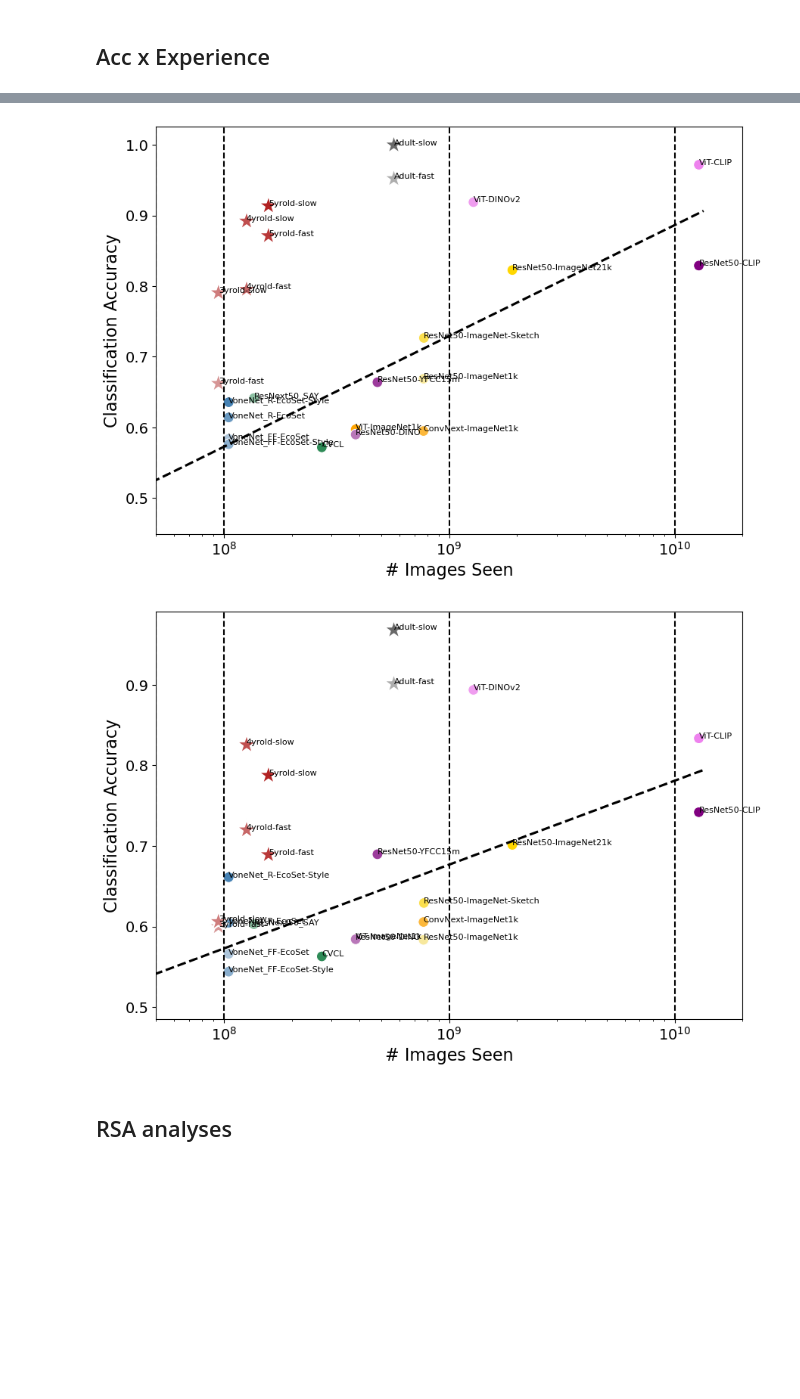
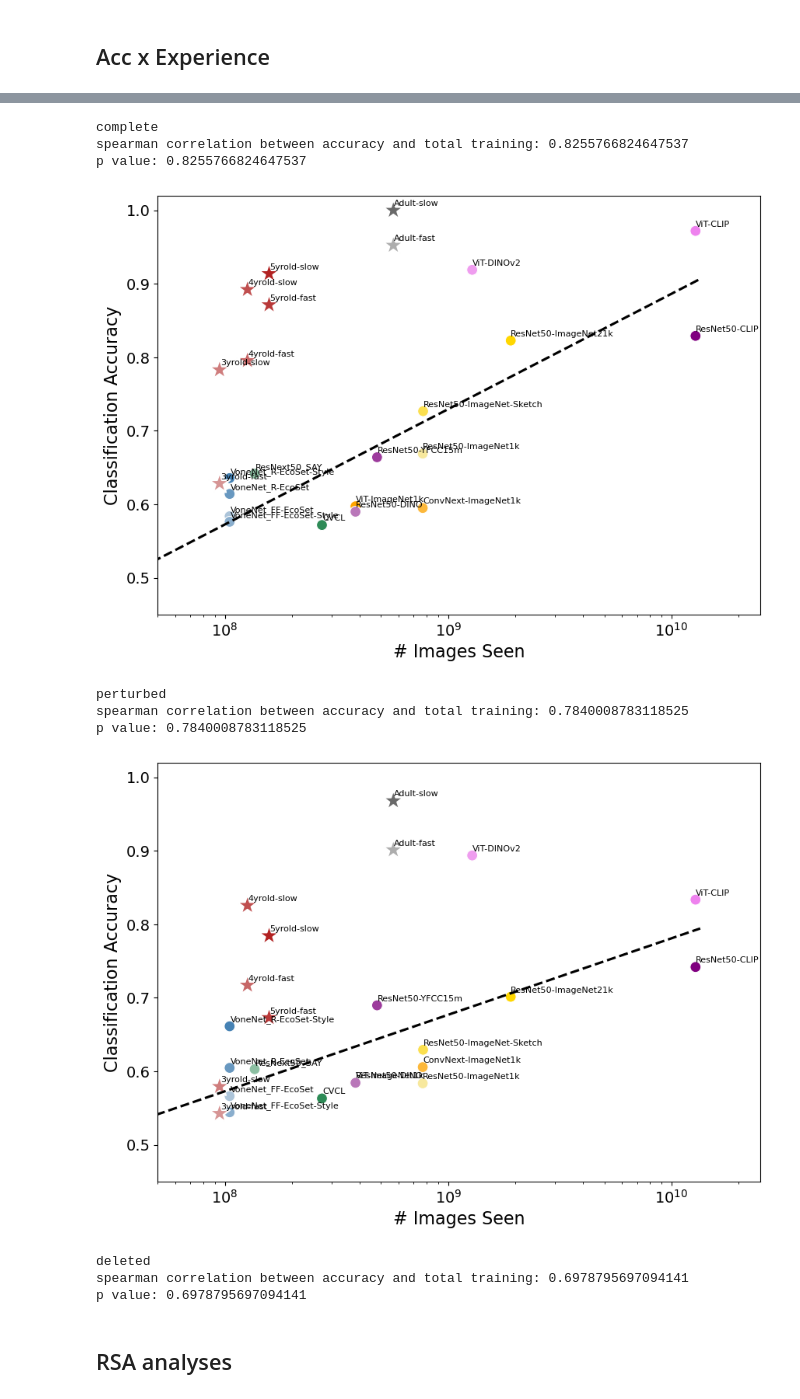
Before and after one commit to vayzenb/kornet, a Jupyter notebook: analyses/model_comparisons.ipynb, the cells around one changed output, grey strips where cells are left out. Cells and saved outputs as stored; diff of their text form; code cells hidden in the pictures; blank space fills up the shorter version.

```diff
--- a/analyses/model_comparisons.ipynb
+++ b/analyses/model_comparisons.ipynb
@@ -135,7 +135,7 @@ train_ns = [5, 10, 25, 50, 100, 150, 200, 250, 300]
 
 
 #load data
-sub_summary = pd.read_csv(f'{results_dir}/group_data/sub_summary_long_imputed_at_chance.csv')
+sub_summary = pd.read_csv(f'{results_dir}/group_data/sub_summary_long_impute_below_chance.csv')
 
 #load adult data
 sub_summary_adult = pd.read_csv(f'{results_dir}/group_data/sub_summary_adult.csv')
@@ -516,6 +514,8 @@ for cond in cond_names:
 
     #merge trainings sizes with all_organisms by model column
     all_organisms = pd.merge(all_organisms, train_size, on = 'model', how = 'left')
+
+
 
     #log transform training size
     #all_organisms['dataset_size'] = np.log(all_organisms['dataset_size'])
@@ -550,12 +550,12 @@ for cond in cond_names:
 
 
     #xlim = 50 million to 20 billion
-    plt.xlim(50000000, 20000000000)
+    plt.xlim(50000000, 25000000000)
 
     #xticks = 50 million to 20 billion
-    plt.xticks([50000000, 100000000, 1000000000, 10000000000], ['50M', '100M', '1B', '10B'])
+    #plt.xticks([50000000, 100000000, 1000000000, 10000000000], ['50M', '100M', '1B', '10B'])
 
-
+    plt.ylim(.45,1.02)
 
 
 
@@ -583,12 +583,13 @@ for cond in cond_names:
 
     #add labels to each point
     for i in range(len(model_data)):
-        ax.text(model_data['total_training'].values[i]+.1, model_data['acc'].values[i], model_data['model'].values[i], fontsize = 8)
+        ax.text(model_data['total_training'].values[i]+1000000, model_data['acc'].values[i]+.006, model_data['model'].values[i], fontsize = 8)
 
     #add labels to human data
     for i in range(len(human_data)):
-        ax.text(human_data['total_training'].values[i]+.1, human_data['acc'].values[i], human_data['model'].values[i], fontsize = 8)
+        ax.text(human_data['total_training'].values[i]+1000000, human_data['acc'].values[i]+.006, human_data['model'].values[i], fontsize = 8)
 
+    '''
     #add line at 50 million images
     plt.axvline(x=50000000, color='black', linestyle='--')
     #add line at 100 million images
@@ -599,9 +600,13 @@ for cond in cond_names:
 
     #add line at 10 billion images
     plt.axvline(x=10000000000, color='black', linestyle='--')
-
+    '''
 
     #save
     plt.savefig(f'{fig_dir}/{cond}_acc_by_experience.png', dpi = 300, bbox_inches = 'tight')
     plt.pause(.001)
+
+    #print spearman correlation between accuracy and total training with p value
+    print(cond)
+    print(f'spearman correlation between accuracy and total training: {model_data["acc"].corr(model_data["total_training"], method = "spearman")}')
 # %% [output]
@@ -609,5 +614,14 @@ for cond in cond_names:
+complete
+spearman correlation between accuracy and total training: 0.8255766824647537
+p value: 0.8255766824647537
-[figure, old version]
+[figure, new version]
+perturbed
+spearman correlation between accuracy and total training: 0.7840008783118525
+p value: 0.7840008783118525
-[figure, old version]
+[figure, new version]
+deleted
+spearman correlation between accuracy and total training: 0.6978795697094141
+p value: 0.6978795697094141
 # %% [markdown]
 ## RSA analyses
 # %%
```
Also changed, not shown: parts of 5 cells of this notebook, 28 other files.
